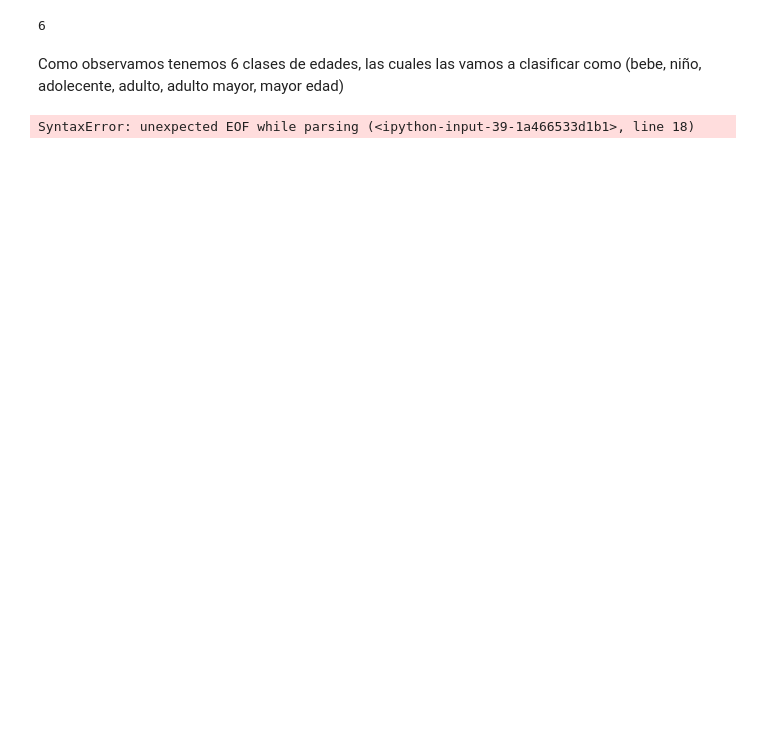
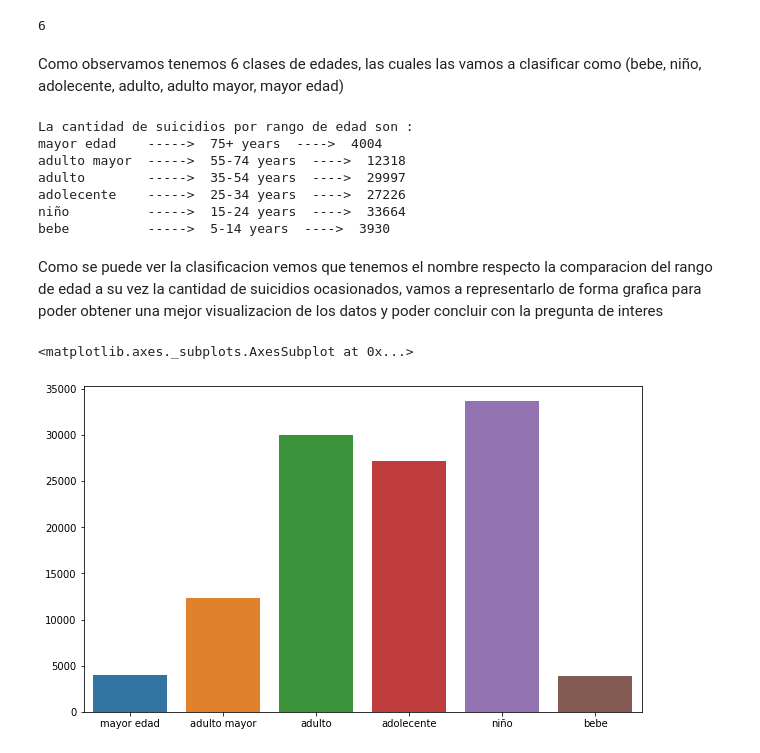
Before and after one commit to MarioSauceda/Mineria_de_datos, a Jupyter notebook: Avance 1 PIA.ipynb, the cells around one changed output. Drawn from its saved outputs; the diff is of its cells as text; code cells hidden in the pictures; blank space fills up the shorter version.

```diff
--- a/Avance 1 PIA.ipynb
+++ b/Avance 1 PIA.ipynb
@@ -429,13 +430,42 @@ len(edad)
 Como observamos tenemos 6 clases de edades, las cuales las vamos a clasificar como (bebe, niño, adolecente, adulto, adulto mayor, mayor edad)
 # %%
 cantidad_edad = []
+suma_edad = 0
+nombre = ["mayor edad  ", "adulto mayor", "adulto      ", "adolecente  ", "niño        ", "bebe        "]
+
 
 for i in range(0,len(edad)):
 
     for n in range(1,filas):
 
-        if hoja.cell(column = 1, row = n) == "Mexico":
+        if hoja.cell(column = 1, row = n).value == "Mexico":
 
-            if hoja.cell(column = 4, row = n) == edad[i]:
+            if hoja.cell(column = 4, row = n).value == edad[i]:
+
+                suma_edad = hoja.cell(column = 5, row = n).value + suma_edad
+
+    cantidad_edad.append(suma_edad)
+
+    suma_edad = 0
+
+print("La cantidad de suicidios por rango de edad son : ")
+for i in range (0, len(edad)):
+
+    print(nombre[i], " -----> ", edad[i] , " ----> ", cantidad_edad[i])
 # %% [output]
-SyntaxError: unexpected EOF while parsing (<ipython-input-39-1a466533d1b1>, line 18)
+La cantidad de suicidios por rango de edad son :
+mayor edad    ----->  75+ years  ---->  4004
+adulto mayor  ----->  55-74 years  ---->  12318
+adulto        ----->  35-54 years  ---->  29997
+adolecente    ----->  25-34 years  ---->  27226
+niño          ----->  15-24 years  ---->  33664
+bebe          ----->  5-14 years  ---->  3930
+# %% [markdown]
+Como se puede ver la clasificacion vemos que tenemos el nombre respecto la comparacion del rango de edad a su vez la cantidad de suicidios ocasionados, vamos a representarlo de forma grafica para poder obtener una mejor visualizacion de los datos y poder concluir con la pregunta de interes
+# %%
+nombre = ["mayor edad", "adulto mayor", "adulto", "adolecente", "niño", "bebe"]
+plt.figure(figsize = (10,6))
+sns.barplot(nombre, cantidad_edad)
+# %% [output]
+<matplotlib.axes._subplots.AxesSubplot at 0x...>
+[figure, added]
```
Also changed, not shown: parts of 10 cells of this notebook.
